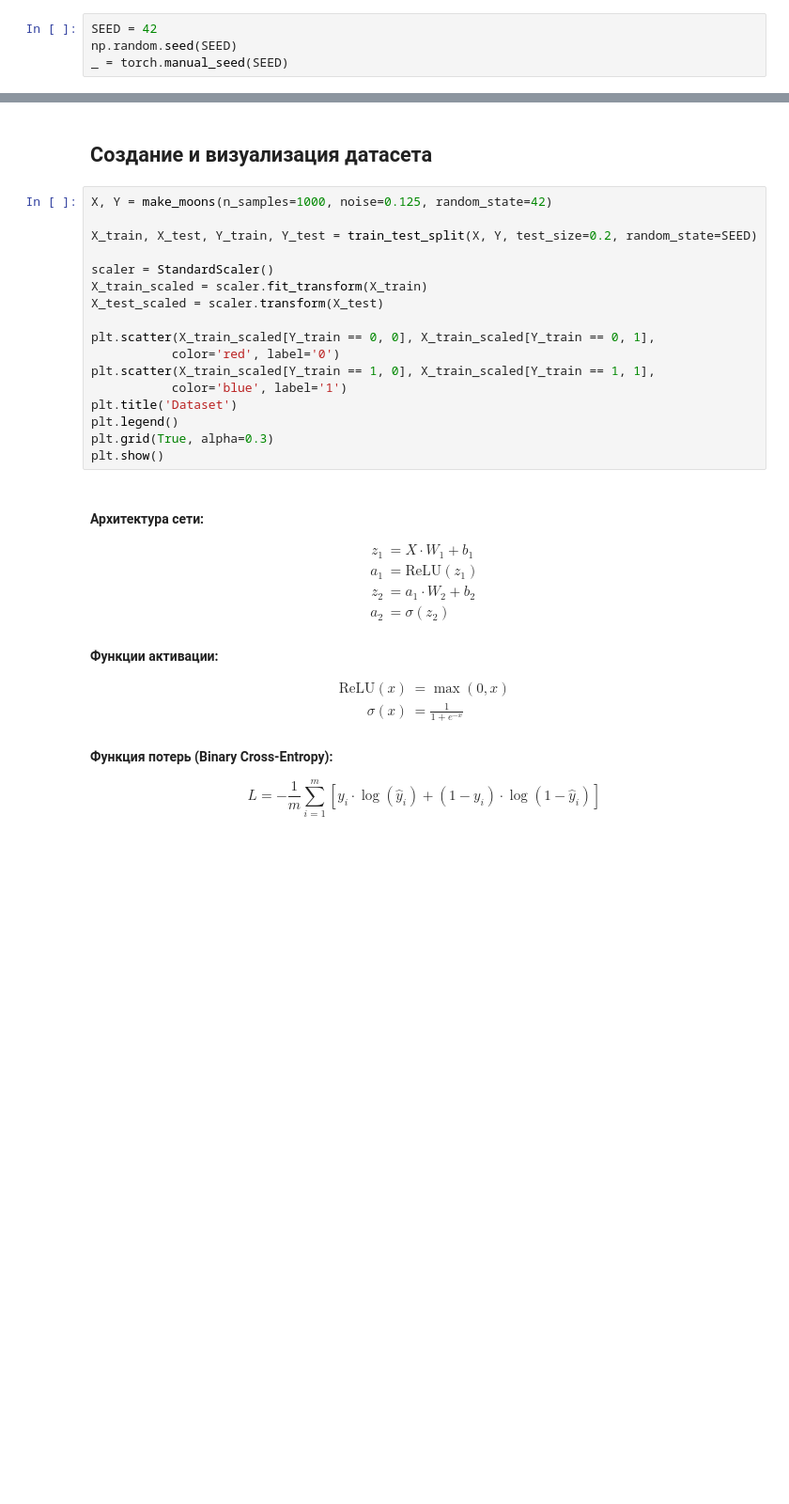
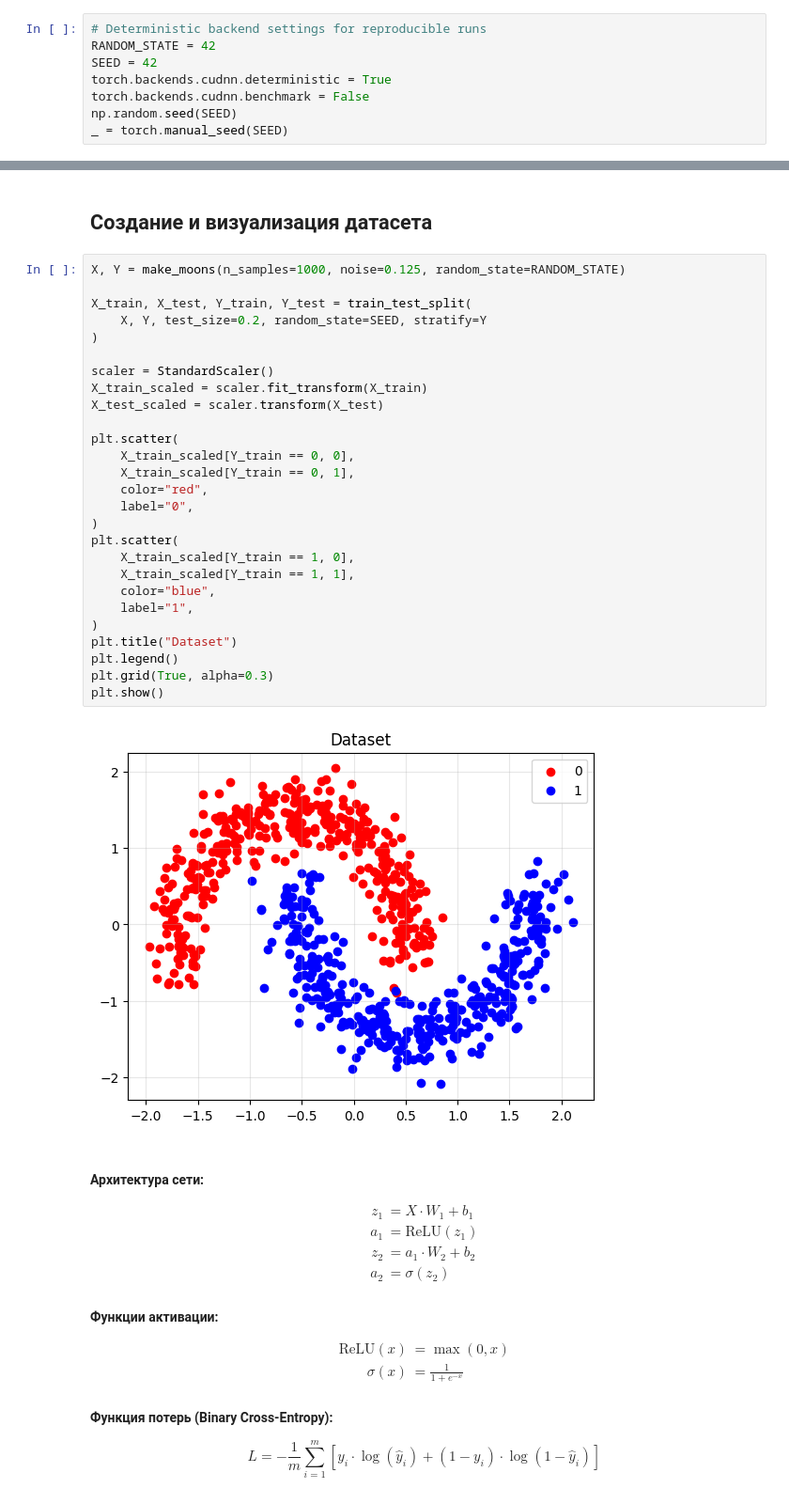
Before and after one commit to AndreyShpigar/ML-course, a Jupyter notebook: Week_09_DL_intro/Practice_09.ipynb, the cells around one changed output, grey strips where cells are left out. Shown at 94% size. Saved outputs shown, nothing was run; the diff lists cells and outputs as text; blank space fills up the shorter version.

```diff
--- a/Week_09_DL_intro/Practice_09.ipynb
+++ b/Week_09_DL_intro/Practice_09.ipynb
@@ -14,7 +14,11 @@ from sklearn.preprocessing import StandardScaler
 import matplotlib.pyplot as plt
 import seaborn as sns
 # %%
+# Deterministic backend settings for reproducible runs
+RANDOM_STATE = 42
 SEED = 42
+torch.backends.cudnn.deterministic = True
+torch.backends.cudnn.benchmark = False
 np.random.seed(SEED)
 _ = torch.manual_seed(SEED)
 # %%
@@ -26,22 +30,34 @@ OUTPUT_SIZE = 1
 # %% [markdown]
 ## Создание и визуализация датасета
 # %%
-X, Y = make_moons(n_samples=1000, noise=0.125, random_state=42)
+X, Y = make_moons(n_samples=1000, noise=0.125, random_state=RANDOM_STATE)
 
-X_train, X_test, Y_train, Y_test = train_test_split(X, Y, test_size=0.2, random_state=SEED)
+X_train, X_test, Y_train, Y_test = train_test_split(
+    X, Y, test_size=0.2, random_state=SEED, stratify=Y
+)
 
 scaler = StandardScaler()
 X_train_scaled = scaler.fit_transform(X_train)
 X_test_scaled = scaler.transform(X_test)
 
-plt.scatter(X_train_scaled[Y_train == 0, 0], X_train_scaled[Y_train == 0, 1],
-           color='red', label='0')
-plt.scatter(X_train_scaled[Y_train == 1, 0], X_train_scaled[Y_train == 1, 1],
-           color='blue', label='1')
-plt.title('Dataset')
+plt.scatter(
+    X_train_scaled[Y_train == 0, 0],
+    X_train_scaled[Y_train == 0, 1],
+    color="red",
+    label="0",
+)
+plt.scatter(
+    X_train_scaled[Y_train == 1, 0],
+    X_train_scaled[Y_train == 1, 1],
+    color="blue",
+    label="1",
+)
+plt.title("Dataset")
 plt.legend()
 plt.grid(True, alpha=0.3)
 plt.show()
+# %% [output]
+[figure, added]
 # %% [markdown]
 #### Архитектура сети:
 $$
```
Also changed, not shown: parts of 10 cells of this notebook, 8 other files.
